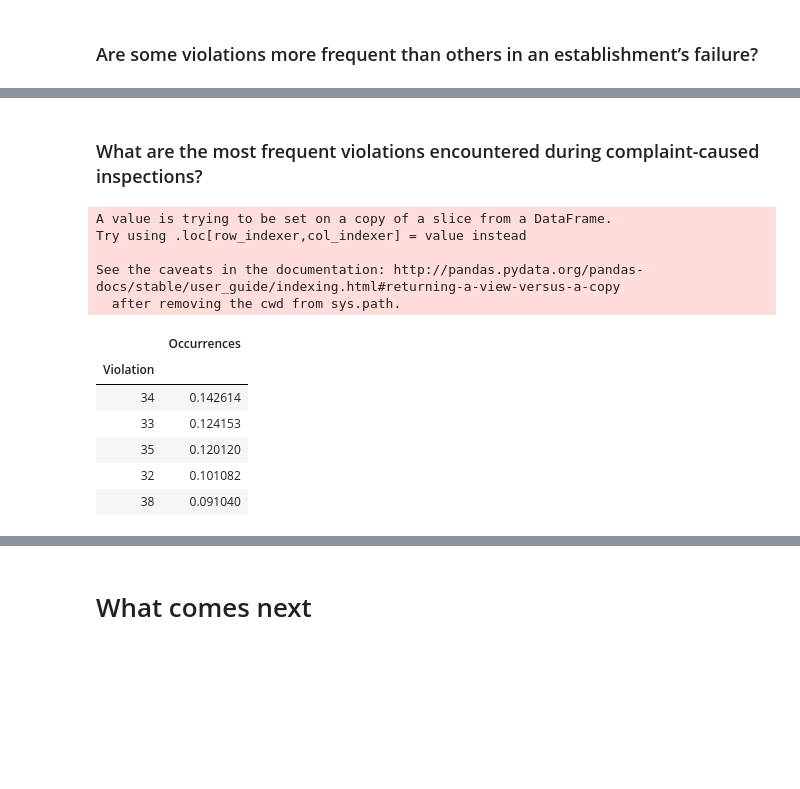
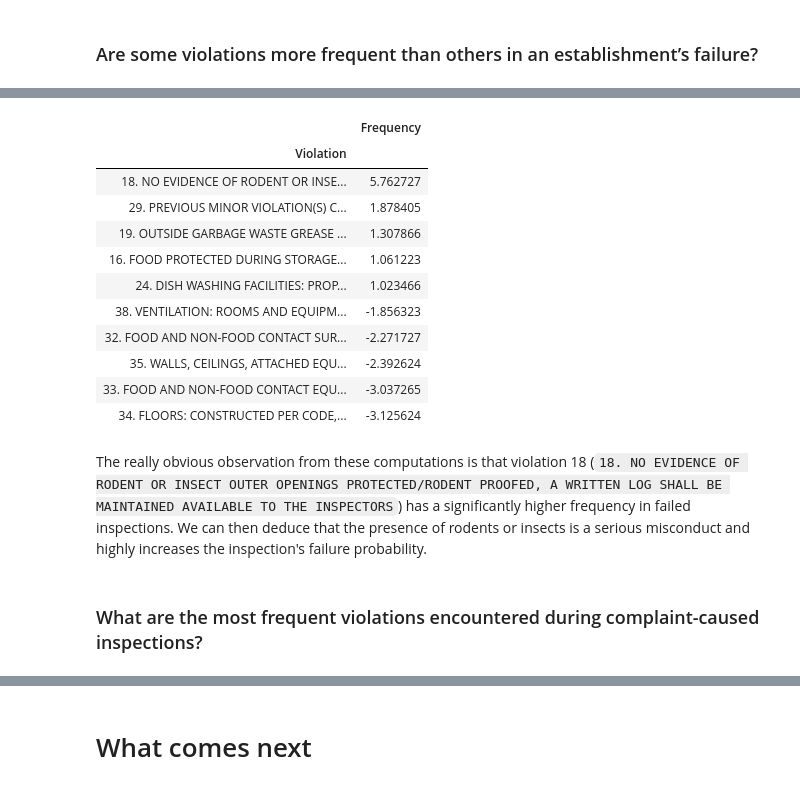
Before and after one commit to Gondolav/ADA-project, a Jupyter notebook: notebook.ipynb, the cells around one changed output, grey strips where cells are left out. Cells and saved outputs as stored; diff of their text form; code cells hidden in the pictures; blank space fills up the shorter version.

```diff
--- a/notebook.ipynb
+++ b/notebook.ipynb
@@ -1315,20 +1261,20 @@ See the caveats in the documentation: http://pandas.pydata.org/pandas-docs/stabl
+# %%
+df_violation_freq_diff = (df_out_violation_freq - df_violation_freq).sort_values(by='Frequency', ascending=False)
+df_violation_freq_diff.head().append(df_violation_freq_diff.tail())
+# %% [output]
+|  | Frequency |
+| Violation |  |
+| 18. NO EVIDENCE OF RODENT OR INSE... | 5.762727 |
+| 29. PREVIOUS MINOR VIOLATION(S) C... | 1.878405 |
+| 19. OUTSIDE GARBAGE WASTE GREASE ... | 1.307866 |
+| 16. FOOD PROTECTED DURING STORAGE... | 1.061223 |
+| 24. DISH WASHING FACILITIES: PROP... | 1.023466 |
+| 38. VENTILATION: ROOMS AND EQUIPM... | -1.856323 |
+| 32. FOOD AND NON-FOOD CONTACT SUR... | -2.271727 |
+| 35. WALLS, CEILINGS, ATTACHED EQU... | -2.392624 |
+| 33. FOOD AND NON-FOOD CONTACT EQU... | -3.037265 |
+| 34. FLOORS: CONSTRUCTED PER CODE,... | -3.125624 |
+# %% [markdown]
+The really obvious observation from these computations is that violation 18 (`18. NO EVIDENCE OF RODENT OR INSECT OUTER OPENINGS PROTECTED/RODENT PROOFED, A WRITTEN LOG SHALL BE MAINTAINED AVAILABLE TO THE INSPECTORS`) has a significantly higher frequency in failed inspections. We can then deduce that the presence of rodents or insects is a serious misconduct and highly increases the inspection's failure probability.
 # %% [markdown]
 ### What are the most frequent violations encountered during complaint-caused inspections?
-# %%
-df_mask = df['Inspection Type'].str.contains('COMPLAINT')
-df_complaints = df[df_mask]
-df_complaints = df_complaints.join(df_violations, how='inner')
-violations_freq(df_complaints).head()
-# %% [output]
-A value is trying to be set on a copy of a slice from a DataFrame.
-Try using .loc[row_indexer,col_indexer] = value instead
-
-See the caveats in the documentation: http://pandas.pydata.org/pandas-docs/stable/user_guide/indexing.html#returning-a-view-versus-a-copy
-  after removing the cwd from sys.path.
-|  | Occurrences |
-| Violation |  |
-| 34 | 0.142614 |
-| 33 | 0.124153 |
-| 35 | 0.120120 |
-| 32 | 0.101082 |
-| 38 | 0.091040 |
```
Also changed, not shown: parts of 36 cells of this notebook.
